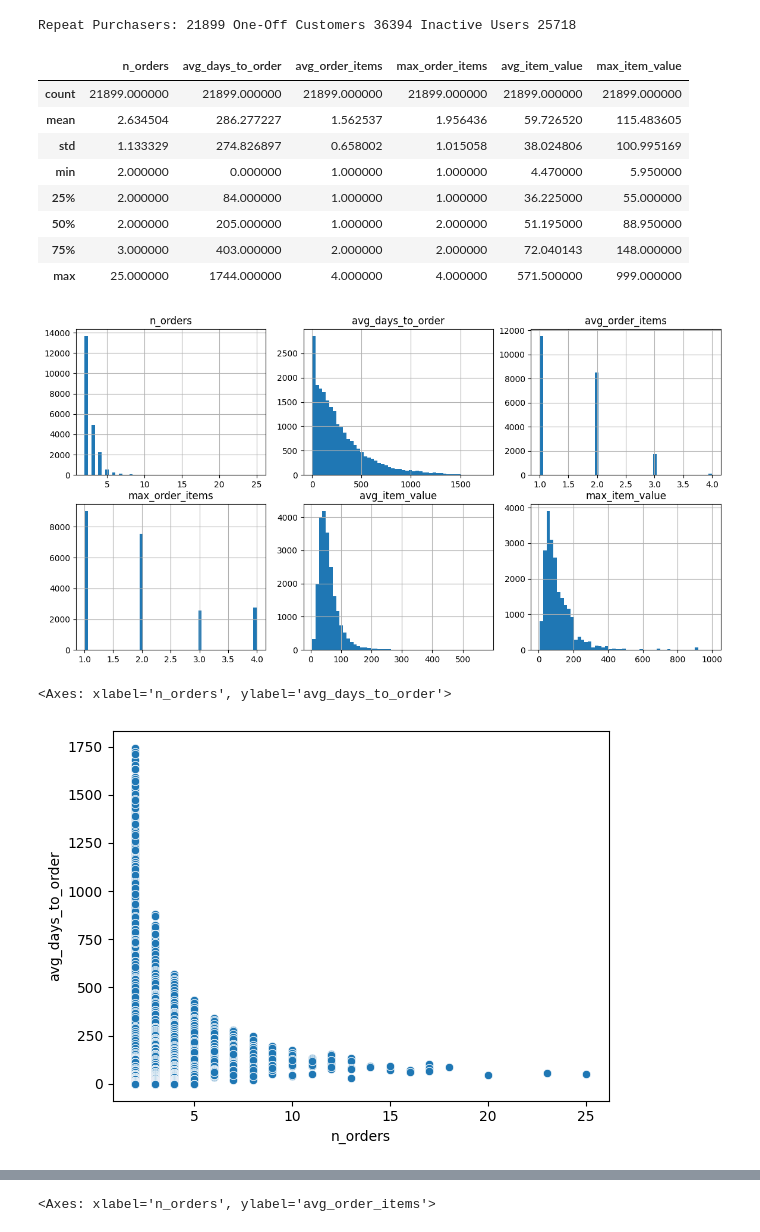
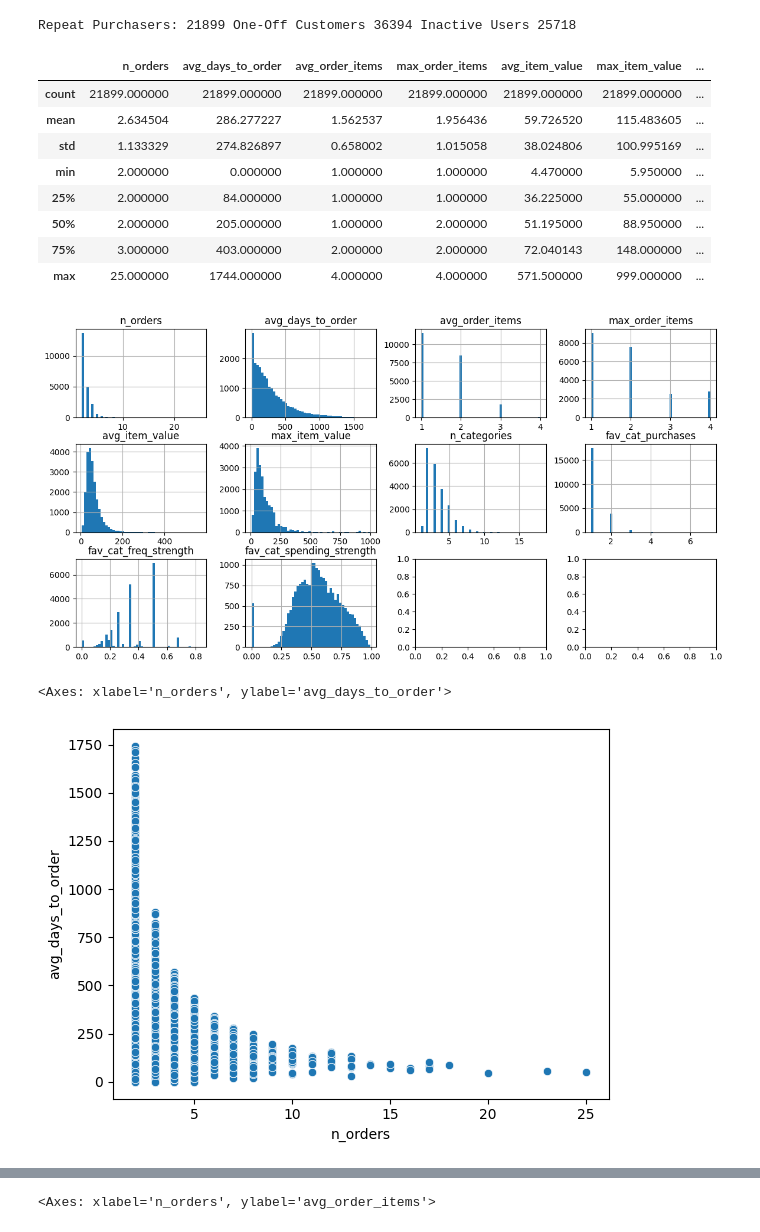
Before and after one commit to egeatmaca/ecommerce_segments, a Jupyter notebook: notebooks/customer_segmentation.ipynb, the cells around one changed output, grey strips where cells are left out. Saved outputs shown, nothing was run; the diff lists cells and outputs as text; code cells hidden in the pictures.

```diff
--- a/notebooks/customer_segmentation.ipynb
+++ b/notebooks/customer_segmentation.ipynb
@@ -108,20 +110,23 @@ Repeat Purchasers: 21899 One-Off Customers 36394 Inactive Users 25718
 one_off_customers['segment'] = 'One-Off Customers'
 inactive_users['segment'] = 'Never Ordered'
 # %%
-CLUSTERING_FEATURES = ['n_orders', 'avg_days_to_order', 'avg_order_items', 'max_order_items', 'avg_item_value', 'max_item_value']
+CLUSTERING_FEATURES = ['n_orders', 'avg_days_to_order',
+                       'avg_order_items', 'max_order_items', 'avg_item_value', 'max_item_value',
+                       'n_categories', 'fav_category', 'fav_cat_purchases', 'fav_cat_freq_strength', 'fav_cat_spending_strength']
 X = repeat_purchasers[CLUSTERING_FEATURES]
+X_num = X.drop(columns=['fav_category'])
 # %%
-X.describe()
+X_num.describe()
 # %% [output]
-|  | n_orders | avg_days_to_order | avg_order_items | max_order_items | avg_item_value | max_item_value |
-| count | 21899.000000 | 21899.000000 | 21899.000000 | 21899.000000 | 21899.000000 | 21899.000000 |
-| mean | 2.634504 | 286.277227 | 1.562537 | 1.956436 | 59.726520 | 115.483605 |
-| std | 1.133329 | 274.826897 | 0.658002 | 1.015058 | 38.024806 | 100.995169 |
-| min | 2.000000 | 0.000000 | 1.000000 | 1.000000 | 4.470000 | 5.950000 |
-| 25% | 2.000000 | 84.000000 | 1.000000 | 1.000000 | 36.225000 | 55.000000 |
-| 50% | 2.000000 | 205.000000 | 1.000000 | 2.000000 | 51.195000 | 88.950000 |
-| 75% | 3.000000 | 403.000000 | 2.000000 | 2.000000 | 72.040143 | 148.000000 |
-| max | 25.000000 | 1744.000000 | 4.000000 | 4.000000 | 571.500000 | 999.000000 |
+|  | n_orders | avg_days_to_order | avg_order_items | max_order_items | avg_item_value | max_item_value | ... |
+| count | 21899.000000 | 21899.000000 | 21899.000000 | 21899.000000 | 21899.000000 | 21899.000000 | ... |
+| mean | 2.634504 | 286.277227 | 1.562537 | 1.956436 | 59.726520 | 115.483605 | ... |
+| std | 1.133329 | 274.826897 | 0.658002 | 1.015058 | 38.024806 | 100.995169 | ... |
+| min | 2.000000 | 0.000000 | 1.000000 | 1.000000 | 4.470000 | 5.950000 | ... |
+| 25% | 2.000000 | 84.000000 | 1.000000 | 1.000000 | 36.225000 | 55.000000 | ... |
+| 50% | 2.000000 | 205.000000 | 1.000000 | 2.000000 | 51.195000 | 88.950000 | ... |
+| 75% | 3.000000 | 403.000000 | 2.000000 | 2.000000 | 72.040143 | 148.000000 | ... |
+| max | 25.000000 | 1744.000000 | 4.000000 | 4.000000 | 571.500000 | 999.000000 | ... |
 # %%
 def plot_histograms(df, columns=None, width=14, height=7, bins=20):
     columns = df.columns if columns is None else columns
@@ -134,6 +139,7 @@ def plot_histograms(df, columns=None, width=14, height=7, bins=20):
     fig, axs = plt.subplots(n_subplot_rows, n_subplot_cols)
     fig.set_figwidth(14)
     fig.set_figheight(7)
+    fig.subplots_adjust(wspace=0.3, hspace=0.3)
 
     for i, col in enumerate(columns):
         ax_row = i // n_subplot_cols
@@ -142,14 +148,14 @@ def plot_histograms(df, columns=None, width=14, height=7, bins=20):
         ax.set_title(col)
         df[col].hist(bins=bins, ax=ax)
 # %%
-plot_histograms(X, bins=50)
+plot_histograms(X_num, bins=50)
 # %% [output]
-[figure, old version]
+[figure, new version]
 # %%
 sns.scatterplot(X, x='n_orders', y='avg_days_to_order')
 # %% [output]
 <Axes: xlabel='n_orders', ylabel='avg_days_to_order'>
-[figure, old version]
+[figure, new version]
 # %%
 sns.scatterplot(repeat_purchasers, x='n_orders', y='std_days_to_order')
 # %% [output]
```
Also changed, not shown: parts of 68 cells of this notebook, 16 other files.
